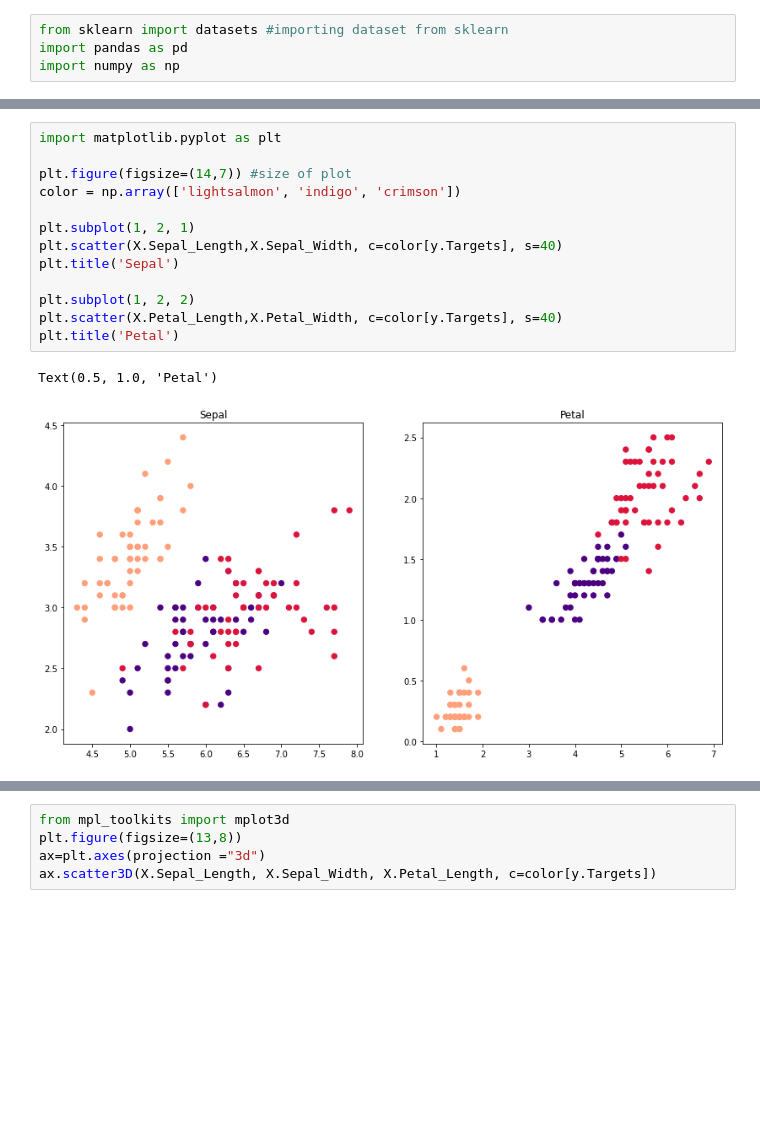
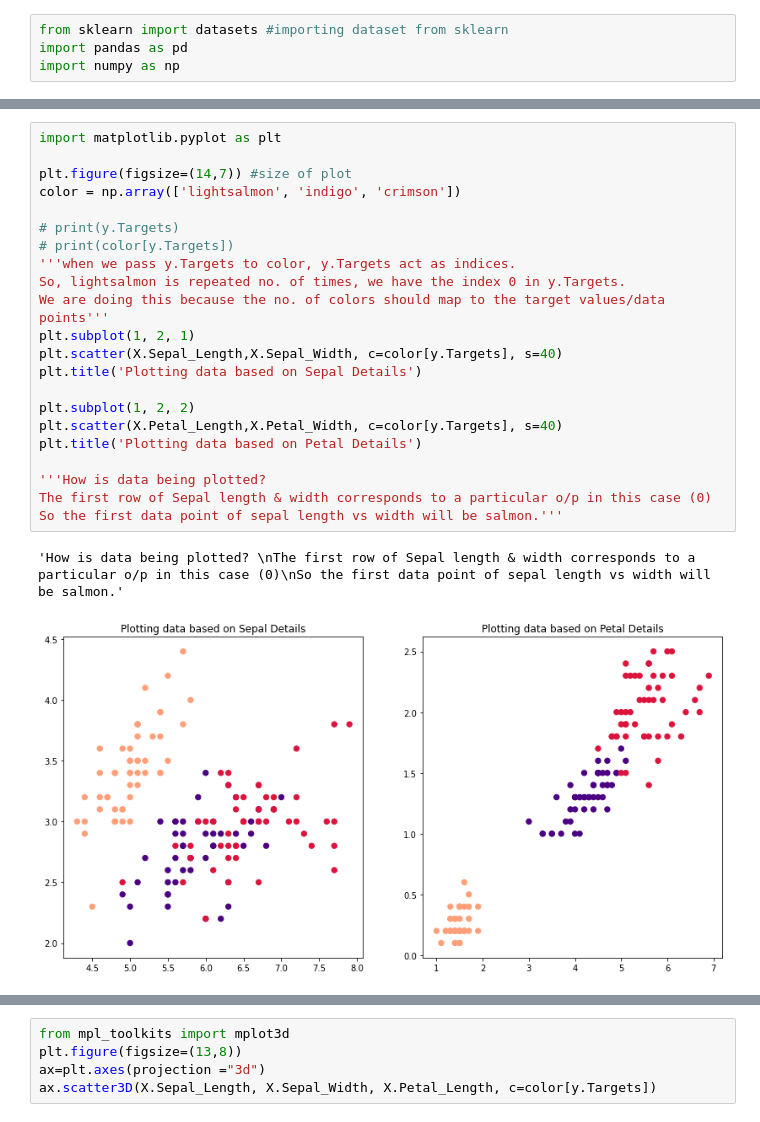
Before and after one commit to rishita2605/ML-Lab, a Jupyter notebook: GMM & KMeans.ipynb, the cells around one changed output, grey strips where cells are left out. Cells and saved outputs as stored; diff of their text form; blank space fills up the shorter version.

```diff
--- a/GMM & KMeans.ipynb
+++ b/GMM & KMeans.ipynb
@@ -31,17 +32,26 @@ y.columns = ['Targets']
 # %%
 import matplotlib.pyplot as plt
 
 plt.figure(figsize=(14,7)) #size of plot
 color = np.array(['lightsalmon', 'indigo', 'crimson'])
 
+# print(y.Targets)
+# print(color[y.Targets])
+'''when we pass y.Targets to color, y.Targets act as indices.
+So, lightsalmon is repeated no. of times, we have the index 0 in y.Targets.
+We are doing this because the no. of colors should map to the target values/data points'''
 plt.subplot(1, 2, 1)
 plt.scatter(X.Sepal_Length,X.Sepal_Width, c=color[y.Targets], s=40)
-plt.title('Sepal')
+plt.title('Plotting data based on Sepal Details')
 
 plt.subplot(1, 2, 2)
 plt.scatter(X.Petal_Length,X.Petal_Width, c=color[y.Targets], s=40)
-plt.title('Petal')
+plt.title('Plotting data based on Petal Details')
+
+'''How is data being plotted?
+The first row of Sepal length & width corresponds to a particular o/p in this case (0)
+So the first data point of sepal length vs width will be salmon.'''
 # %% [output]
-Text(0.5, 1.0, 'Petal')
+'How is data being plotted? \nThe first row of Sepal length & width corresponds to a particular o/p in this case (0)\nSo the first data point of sepal length vs width will be salmon.'
-[figure, old version]
+[figure, new version]
 # %%
```
Also changed, not shown: parts of 3 cells of this notebook, 3 other files.
